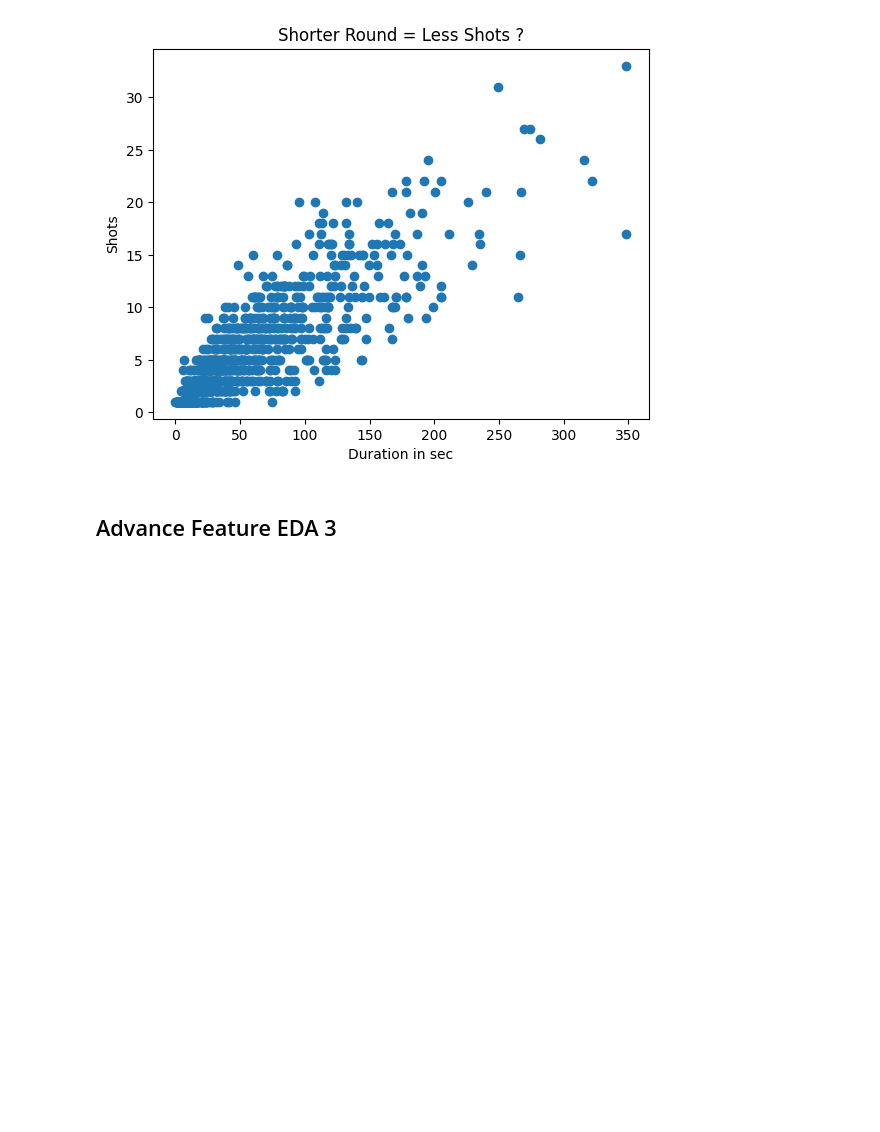
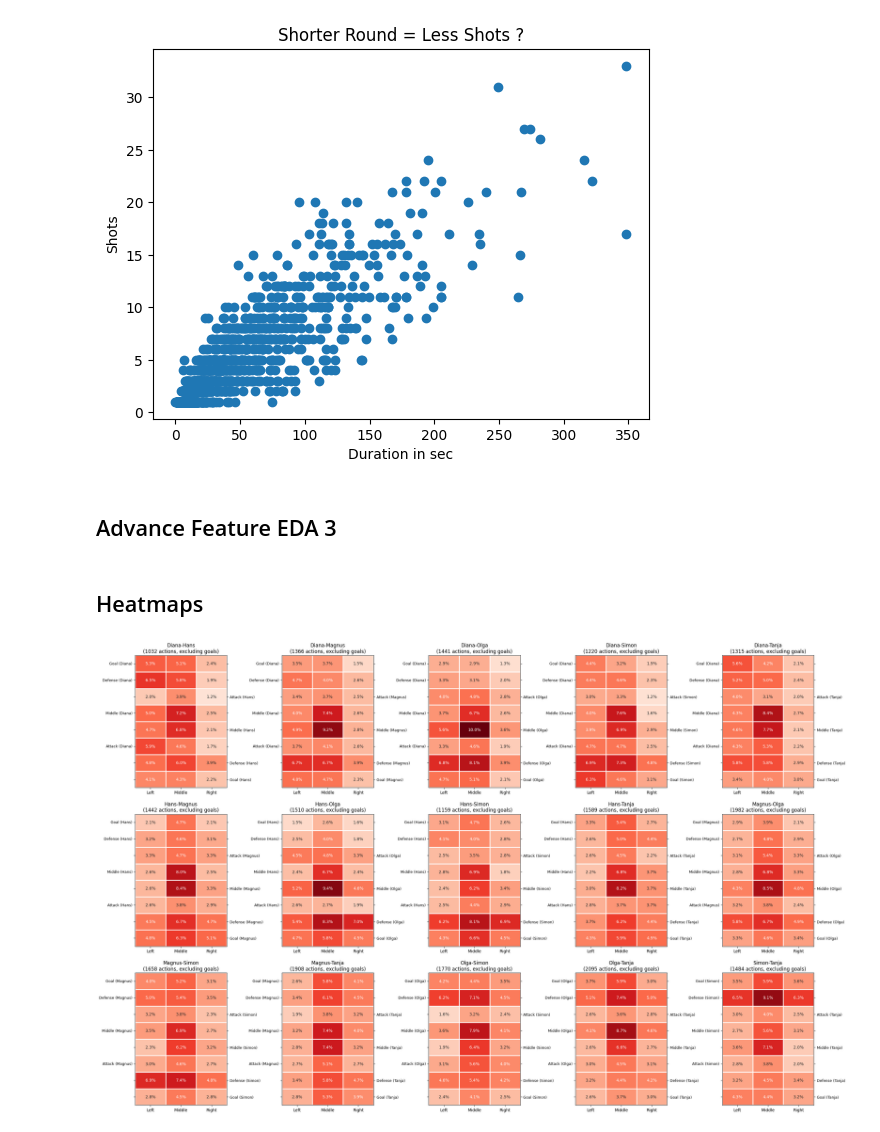
Before and after one commit to Rutvik-rn/Kicker-Strategy, a Jupyter notebook: notebook.ipynb, the cells around one changed output. Cells and saved outputs as stored; diff of their text form; code cells hidden in the pictures; blank space fills up the shorter version.

Commit message:
added heatmaps

```diff
--- a/notebook.ipynb
+++ b/notebook.ipynb
@@ -407,0 +406,2 @@ Text(0.5, 1.0, 'Shorter Round = Less Shots ?')
+# %% [markdown]
+## Heatmaps
@@ -407,0 +470,13 @@ Text(0.5, 1.0, 'Shorter Round = Less Shots ?')
+# %%
+all_matchups = sorted(timestamped_data['game'].unique()) #finding all of the matchups (= "game" names)
+
+fig, axes = plt.subplots(3, 5, figsize=(30, 20)) #3 rows, 5 columns
+axes = axes.flatten()
+
+for i, matchup in enumerate(all_matchups): #creating a plot for each matchup
+    plot_kicker_heatmap(matchup, df=timestamped_data, ax=axes[i]) #different ax for each plot -> used in the function
+
+plt.subplots_adjust(hspace=0.2, wspace=0.6) #spaces between the plots
+plt.show()
+# %% [output]
+[figure, added]
```
Also changed, not shown: parts of 5 cells of this notebook.
